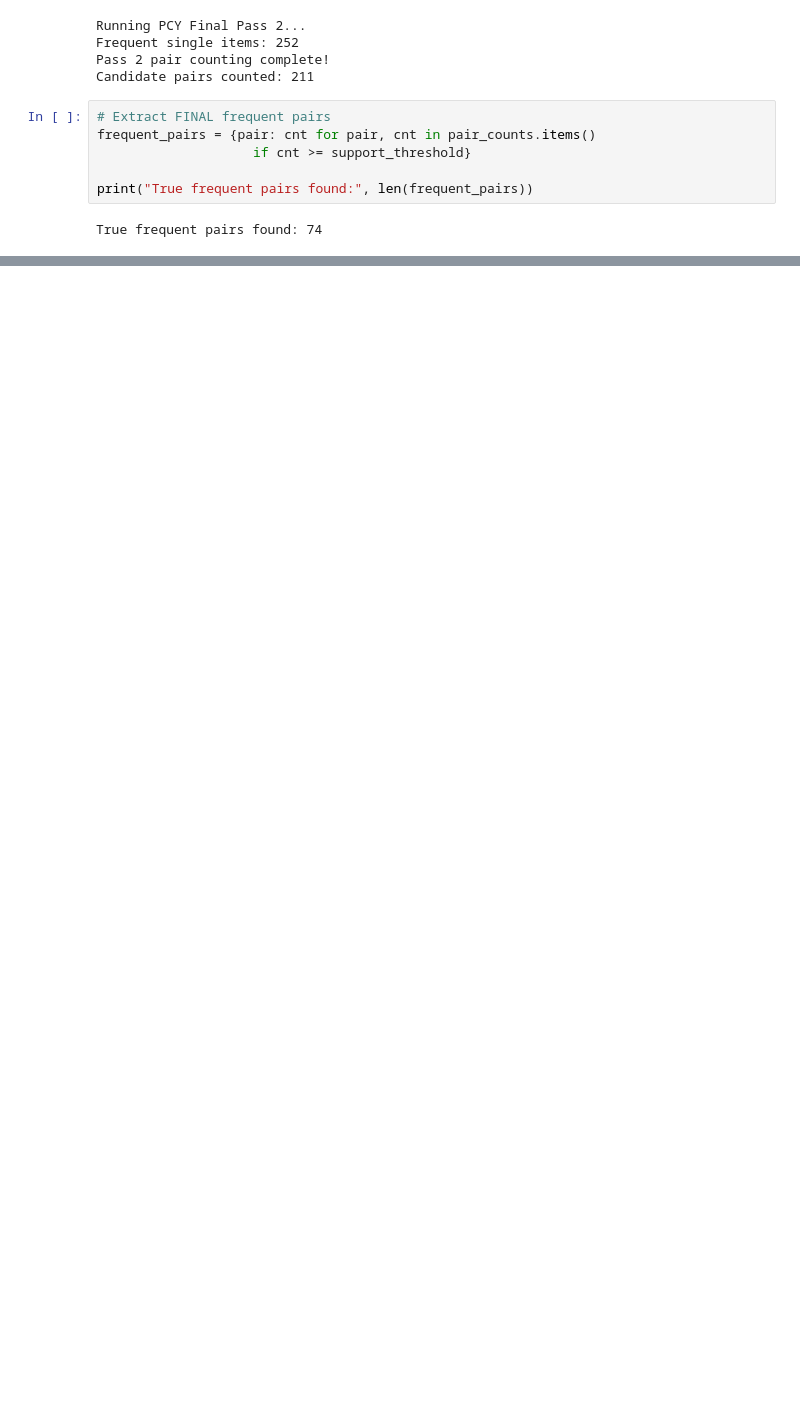
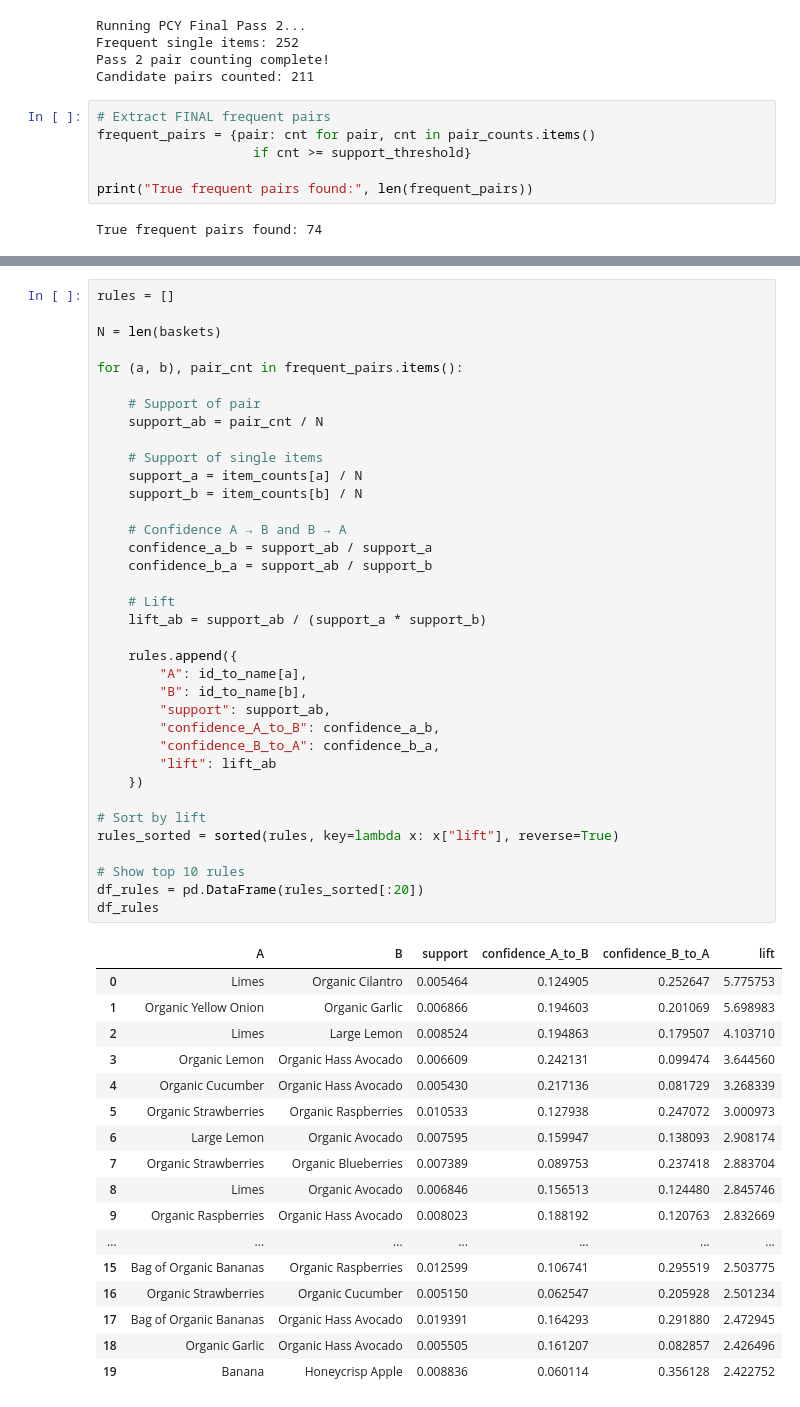
Before and after one commit to krusand/02807-CT-Project, a Jupyter notebook: MBA/Georgios/pcy_algorithm_pass2.ipynb, the cells around one changed output, grey strips where cells are left out. Drawn from its saved outputs; the diff is of its cells as text; blank space fills up the shorter version.

```diff
--- a/MBA/Georgios/pcy_algorithm_pass2.ipynb
+++ b/MBA/Georgios/pcy_algorithm_pass2.ipynb
@@ -142,0 +199,54 @@ True frequent pairs found: 74
+# %%
+rules = []
+
+N = len(baskets)
+
+for (a, b), pair_cnt in frequent_pairs.items():
+
+    # Support of pair
+    support_ab = pair_cnt / N
+
+    # Support of single items
+    support_a = item_counts[a] / N
+    support_b = item_counts[b] / N
+
+    # Confidence A → B and B → A
+    confidence_a_b = support_ab / support_a
+    confidence_b_a = support_ab / support_b
+
+    # Lift
+    lift_ab = support_ab / (support_a * support_b)
+
+    rules.append({
+        "A": id_to_name[a],
+        "B": id_to_name[b],
+        "support": support_ab,
+        "confidence_A_to_B": confidence_a_b,
+        "confidence_B_to_A": confidence_b_a,
+        "lift": lift_ab
+    })
+
+# Sort by lift
+rules_sorted = sorted(rules, key=lambda x: x["lift"], reverse=True)
+
+# Show top 10 rules
+df_rules = pd.DataFrame(rules_sorted[:20])
+df_rules
+# %% [output]
+|  | A | B | support | confidence_A_to_B | confidence_B_to_A | lift |
+| 0 | Limes | Organic Cilantro | 0.005464 | 0.124905 | 0.252647 | 5.775753 |
+| 1 | Organic Yellow Onion | Organic Garlic | 0.006866 | 0.194603 | 0.201069 | 5.698983 |
+| 2 | Limes | Large Lemon | 0.008524 | 0.194863 | 0.179507 | 4.103710 |
+| 3 | Organic Lemon | Organic Hass Avocado | 0.006609 | 0.242131 | 0.099474 | 3.644560 |
+| 4 | Organic Cucumber | Organic Hass Avocado | 0.005430 | 0.217136 | 0.081729 | 3.268339 |
+| 5 | Organic Strawberries | Organic Raspberries | 0.010533 | 0.127938 | 0.247072 | 3.000973 |
+| 6 | Large Lemon | Organic Avocado | 0.007595 | 0.159947 | 0.138093 | 2.908174 |
+| 7 | Organic Strawberries | Organic Blueberries | 0.007389 | 0.089753 | 0.237418 | 2.883704 |
+| 8 | Limes | Organic Avocado | 0.006846 | 0.156513 | 0.124480 | 2.845746 |
+| 9 | Organic Raspberries | Organic Hass Avocado | 0.008023 | 0.188192 | 0.120763 | 2.832669 |
+| ... | ... | ... | ... | ... | ... | ... |
+| 15 | Bag of Organic Bananas | Organic Raspberries | 0.012599 | 0.106741 | 0.295519 | 2.503775 |
+| 16 | Organic Strawberries | Organic Cucumber | 0.005150 | 0.062547 | 0.205928 | 2.501234 |
+| 17 | Bag of Organic Bananas | Organic Hass Avocado | 0.019391 | 0.164293 | 0.291880 | 2.472945 |
+| 18 | Organic Garlic | Organic Hass Avocado | 0.005505 | 0.161207 | 0.082857 | 2.426496 |
+| 19 | Banana | Honeycrisp Apple | 0.008836 | 0.060114 | 0.356128 | 2.422752 |
```
Also changed, not shown: parts of 10 cells of this notebook, 2 other files.
